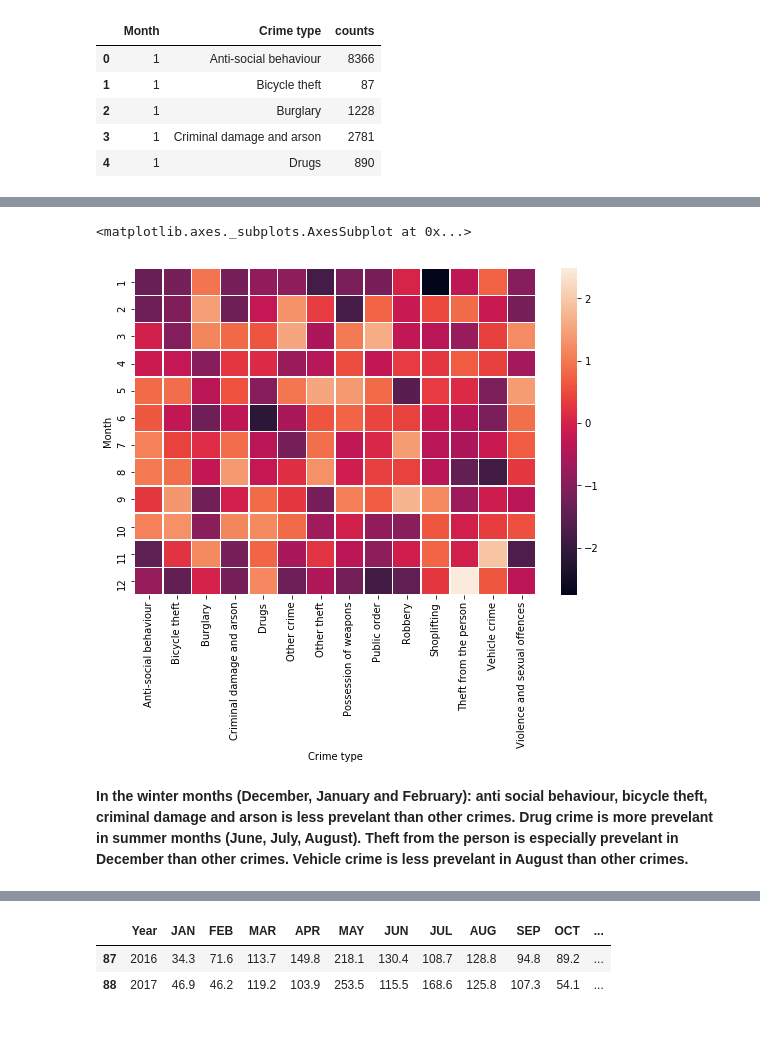
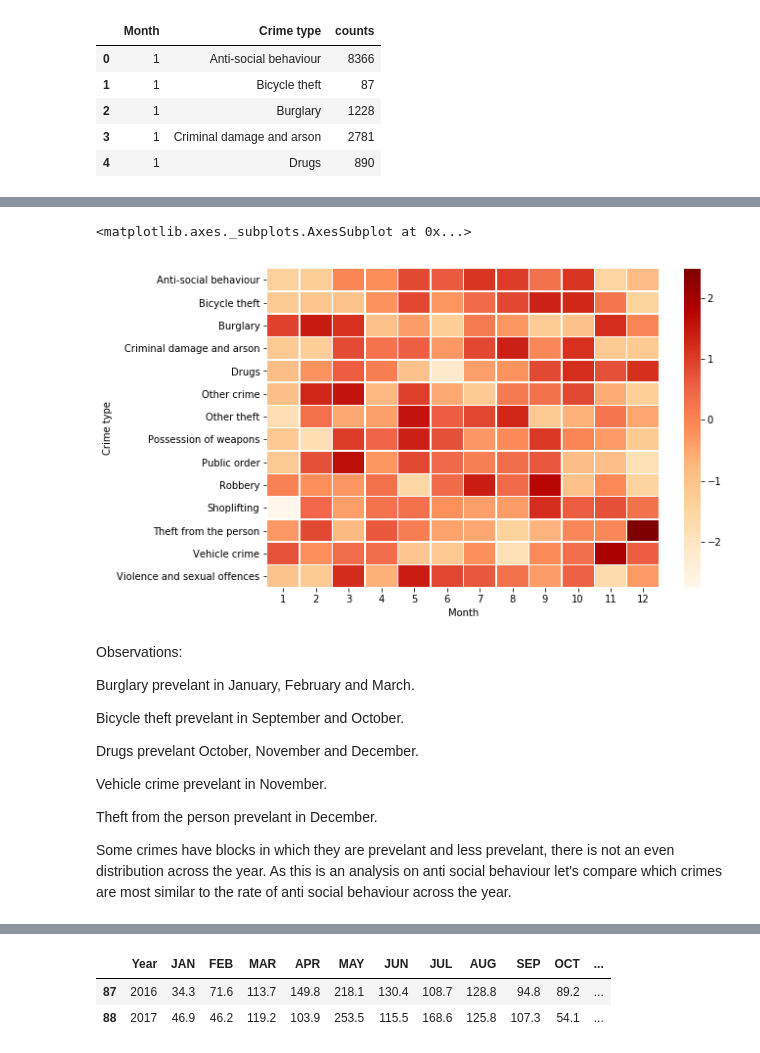
Before and after one commit to JBailey96/PSNI-Crime-Data-EDA, a Jupyter notebook: Crime EDA.ipynb, the cells around one changed output, grey strips where cells are left out. Drawn from its saved outputs; the diff is of its cells as text; code cells hidden in the pictures.

```diff
--- a/Crime EDA.ipynb
+++ b/Crime EDA.ipynb
@@ -429,0 +478,5 @@ sb.heatmap(psni_crime_data_grouped_crime_type_pivot, annot=True, fmt="d", linewi
+# %%
+psni_crime_data_grouped_crime_type_pivot_hm_normalised = psni_crime_data_grouped_crime_type.pivot('Month', 'Crime type', 'counts')
+psni_crime_data_grouped_crime_type_pivot_hm_normalised =(psni_crime_data_grouped_crime_type_pivot_hm_normalised-psni_crime_data_grouped_crime_type_pivot_hm_normalised.mean(axis=0))/psni_crime_data_grouped_crime_type_pivot_hm_normalised.std(axis=0)
+psni_crime_data_grouped_crime_type_pivot_hm_normalised_transpose = psni_crime_data_grouped_crime_type_pivot_hm_normalised.transpose()
+psni_crime_data_grouped_crime_type_pivot_hm_normalised_transpose.head(5)
@@ -430,9 +491,21 @@ sb.heatmap(psni_crime_data_grouped_crime_type_pivot, annot=True, fmt="d", linewi
 # %%
-psni_crime_data_grouped_crime_type_pivot=(psni_crime_data_grouped_crime_type_pivot-psni_crime_data_grouped_crime_type_pivot.mean())/psni_crime_data_grouped_crime_type_pivot.std()
 f, ax = plt.subplots(figsize=(9, 6))
-sb.heatmap(psni_crime_data_grouped_crime_type_pivot, linewidths=.5, ax=ax)
+sb.heatmap(psni_crime_data_grouped_crime_type_pivot_hm_normalised_transpose, linewidths=.5, ax=ax, cmap="OrRd")
 # %% [output]
 <matplotlib.axes._subplots.AxesSubplot at 0x...>
-[figure, old version]
+[figure, new version]
-# %% [markdown]
-<b> In the winter months (December, January and February): anti social behaviour, bicycle theft, criminal damage and arson is less prevelant than other crimes. Drug crime is more prevelant in summer months (June, July, August). Theft from the person is especially prevelant in December than other crimes. Vehicle crime is less prevelant in August than other crimes. </b>
+# %% [markdown]
+Observations:
+
+Burglary prevelant in January, February and March.
+
+Bicycle theft prevelant in September and October.
+
+Drugs prevelant October, November and December.
+
+Vehicle crime prevelant in November.
+
+Theft from the person prevelant in December.
+
+
+Some crimes have blocks in which they are prevelant and less prevelant, there is not an even distribution across the year. As this is an analysis on anti social behaviour let's compare which crimes are most similar to the rate of anti social behaviour across the year.
```
Also changed, not shown: parts of 45 cells of this notebook, 2 other files.
